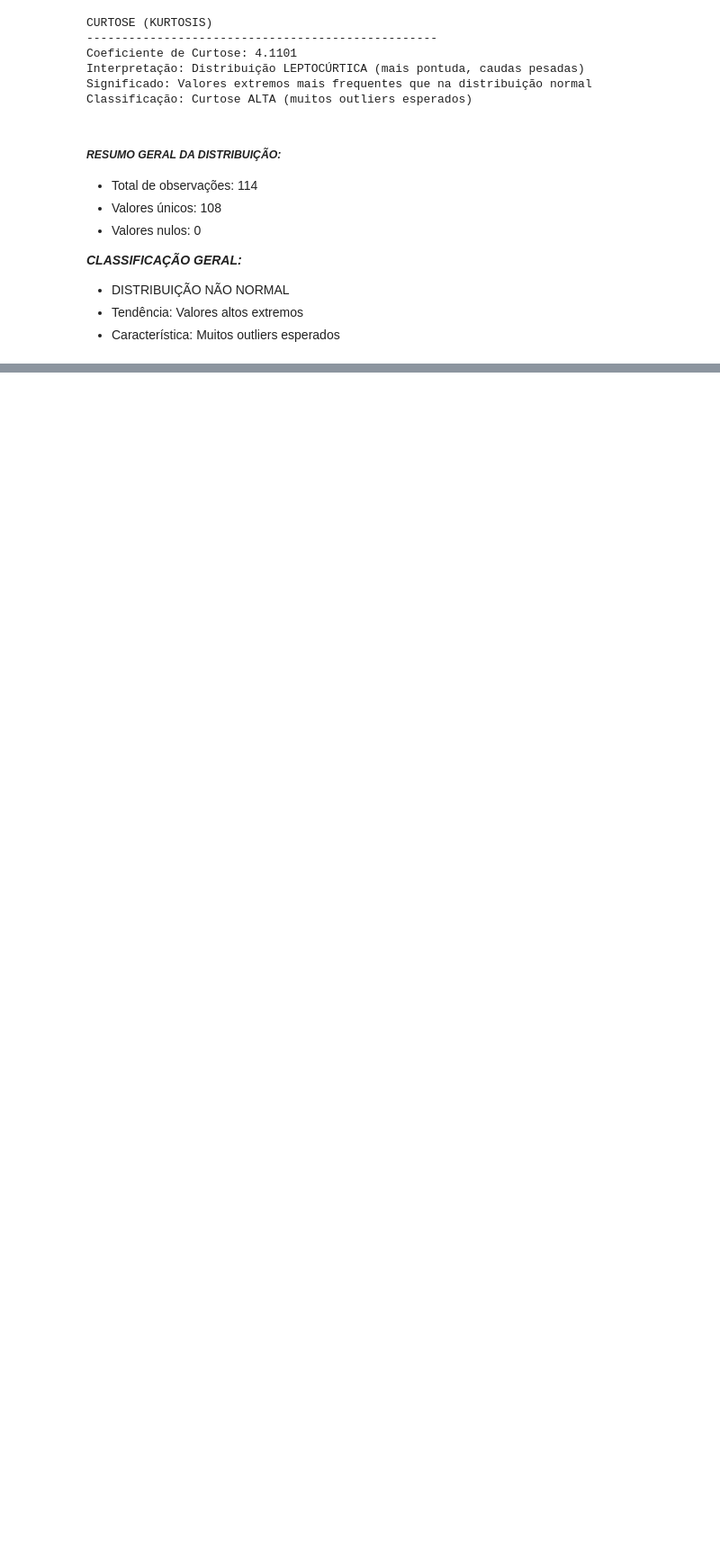
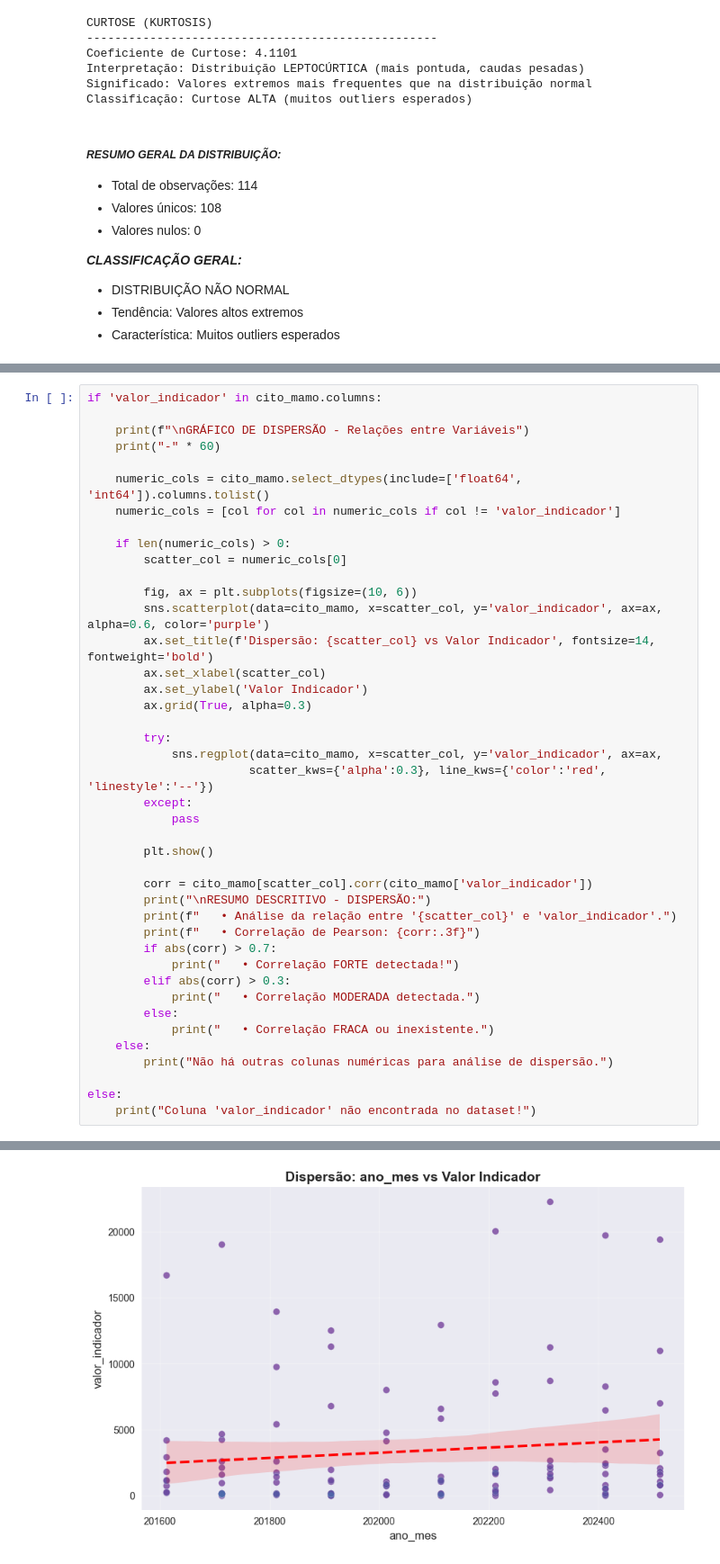
Before and after one commit to TeclaFernandes/Projeto_Analise_Dados_EC_SI_S5, a Jupyter notebook: Notebooks/N1/Notebook6.ipynb, the cells around one changed output, grey strips where cells are left out. Shown at 90% size. Drawn from its saved outputs; the diff is of its cells as text; blank space fills up the shorter version.

```diff
--- a/Notebooks/N1/Notebook6.ipynb
+++ b/Notebooks/N1/Notebook6.ipynb
@@ -524,0 +634,43 @@ Classificação: Curtose ALTA (muitos outliers esperados)
+# %%
+if 'valor_indicador' in cito_mamo.columns:
+
+    print(f"\nGRÁFICO DE DISPERSÃO - Relações entre Variáveis")
+    print("-" * 60)
+
+    numeric_cols = cito_mamo.select_dtypes(include=['float64', 'int64']).columns.tolist()
+    numeric_cols = [col for col in numeric_cols if col != 'valor_indicador']
+
+    if len(numeric_cols) > 0:
+        scatter_col = numeric_cols[0]
+
+        fig, ax = plt.subplots(figsize=(10, 6))
+        sns.scatterplot(data=cito_mamo, x=scatter_col, y='valor_indicador', ax=ax, alpha=0.6, color='purple')
+        ax.set_title(f'Dispersão: {scatter_col} vs Valor Indicador', fontsize=14, fontweight='bold')
+        ax.set_xlabel(scatter_col)
+        ax.set_ylabel('Valor Indicador')
+        ax.grid(True, alpha=0.3)
+
+        try:
+            sns.regplot(data=cito_mamo, x=scatter_col, y='valor_indicador', ax=ax,
+                       scatter_kws={'alpha':0.3}, line_kws={'color':'red', 'linestyle':'--'})
+        except:
+            pass
+
+        plt.show()
+
+        corr = cito_mamo[scatter_col].corr(cito_mamo['valor_indicador'])
+        print("\nRESUMO DESCRITIVO - DISPERSÃO:")
+        print(f"   • Análise da relação entre '{scatter_col}' e 'valor_indicador'.")
+        print(f"   • Correlação de Pearson: {corr:.3f}")
+        if abs(corr) > 0.7:
+            print("   • Correlação FORTE detectada!")
+        elif abs(corr) > 0.3:
+            print("   • Correlação MODERADA detectada.")
+        else:
+            print("   • Correlação FRACA ou inexistente.")
+    else:
+        print("Não há outras colunas numéricas para análise de dispersão.")
+
+else:
+    print("Coluna 'valor_indicador' não encontrada no dataset!")
+# %% [output]
@@ -524,0 +679 @@ Classificação: Curtose ALTA (muitos outliers esperados)
+[figure, added]
```
Also changed, not shown: parts of 21 cells of this notebook.
